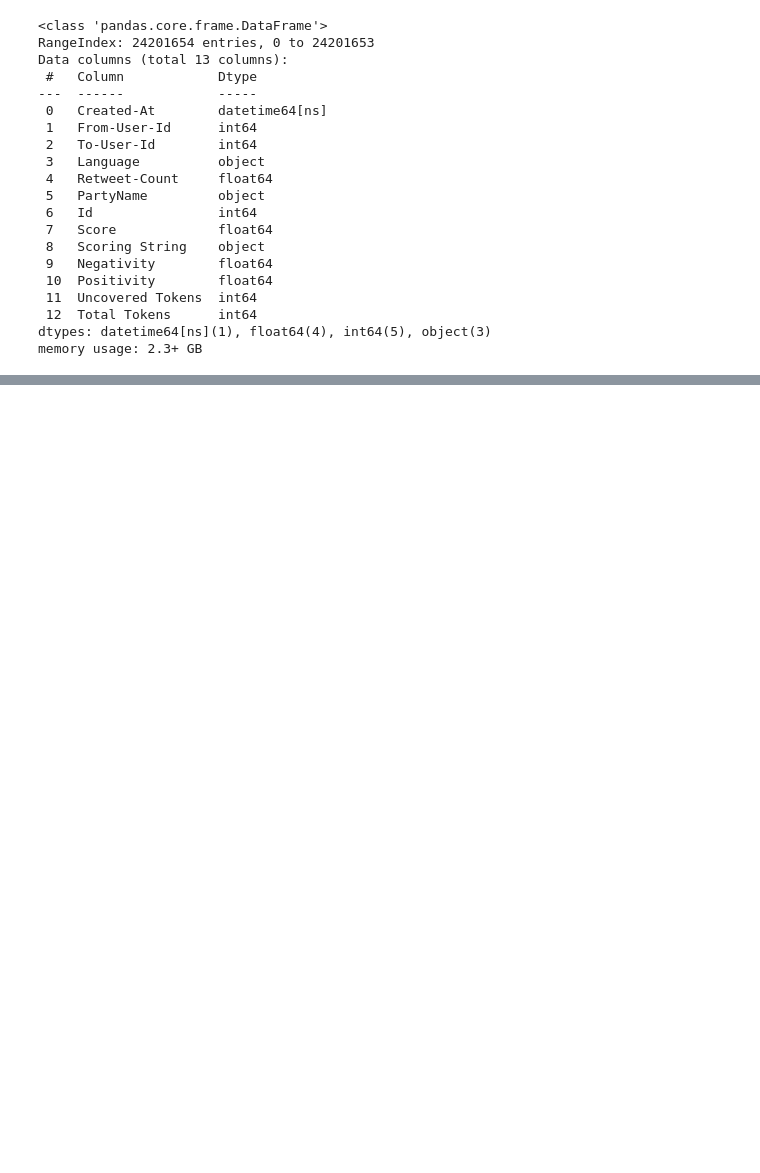
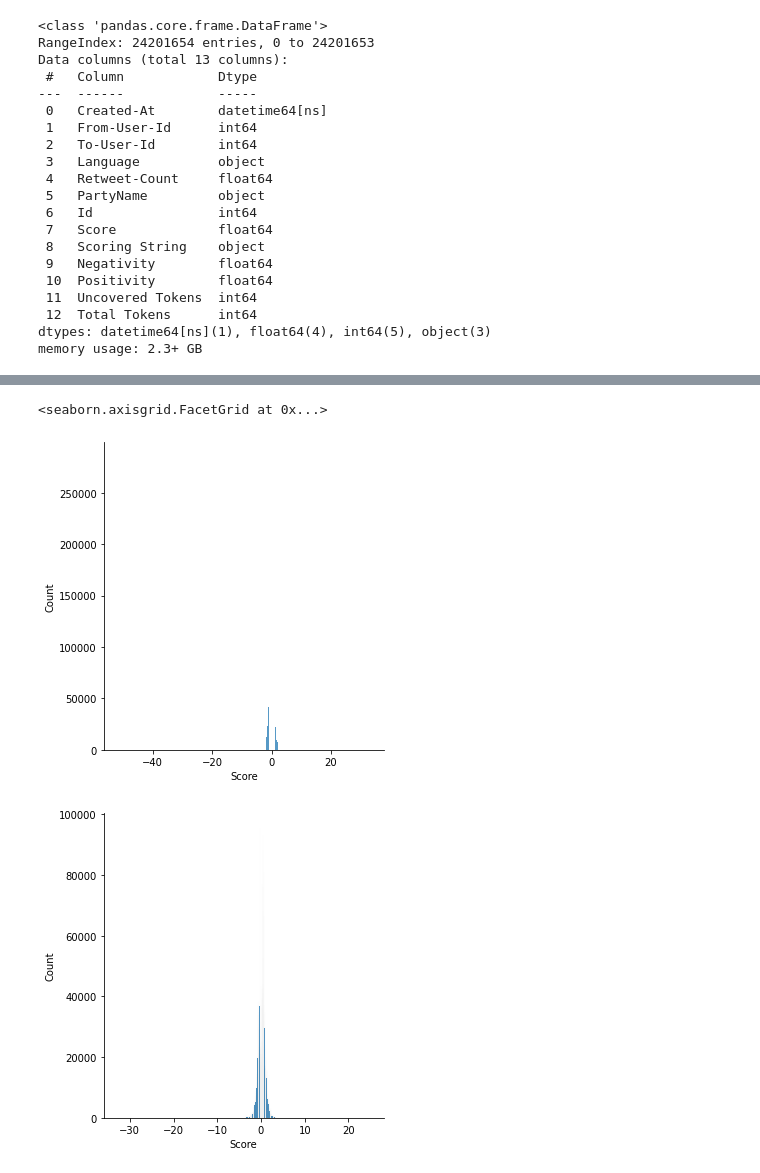
Before and after one commit to fzho016/UoA, a Jupyter notebook: Internship.ipynb, the cells around one changed output, grey strips where cells are left out. Cells and saved outputs as stored; diff of their text form; code cells hidden in the pictures; blank space fills up the shorter version.

```diff
--- a/Internship.ipynb
+++ b/Internship.ipynb
@@ -41,0 +78,6 @@ memory usage: 2.3+ GB
+# %%
+dfRep = dfRep.fillna({"Score": 0})
+dfRep = dfRep.fillna({"Scoring String": 0})
+
+dfDem = dfDem.fillna({"Score": 0})
+dfDem = dfDem.fillna({"Scoring String": 0})
@@ -41,0 +119,13 @@ memory usage: 2.3+ GB
+# %%
+conditions = [
+    (dfRep['Score'] > 0),
+    (dfRep['Score'] < 0),
+    (dfRep['Score'] == 0),
+    ]
+
+sentiment = ['Positive', 'Negative', 'Neutral']
+
+
+dfRep['Sentiment'] = np.select(conditions, sentiment)
+
+dfRep.head()
@@ -41,0 +139,13 @@ memory usage: 2.3+ GB
+# %%
+conditions = [
+    (dfDem['Score'] > 0),
+    (dfDem['Score'] < 0),
+    (dfDem['Score'] == 0),
+    ]
+
+sentiment = ['Positive', 'Negative', 'Neutral']
+
+
+dfDem['Sentiment'] = np.select(conditions, sentiment)
+
+dfDem.head()
@@ -41,0 +215,3 @@ memory usage: 2.3+ GB
+# %%
+dfRepSen = dfRep.loc[(dfRep.Sentiment == 'Positive') | (dfRep.Sentiment == 'Negative')]
+dfDemSen = dfDem.loc[(dfDem.Sentiment == 'Positive') | (dfDem.Sentiment == 'Negative')]
@@ -41,0 +246,7 @@ memory usage: 2.3+ GB
+# %%
+sns.displot(dfRepSen['Score'])
+sns.displot(dfDemSen['Score'])
+# %% [output]
+<seaborn.axisgrid.FacetGrid at 0x...>
+[figure, added]
+[figure, added]
```
Also changed, not shown: parts of 31 cells of this notebook.
